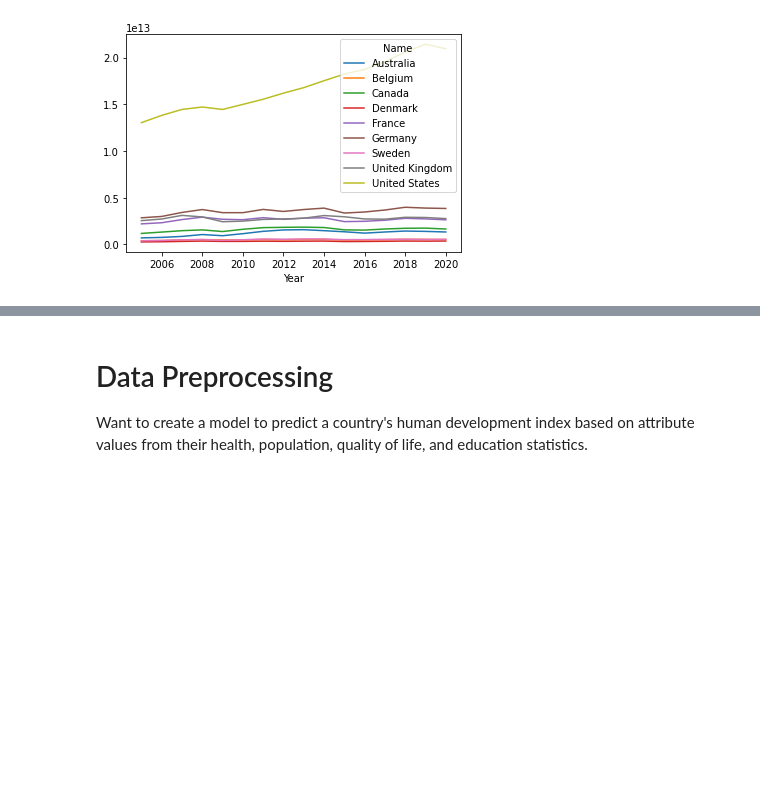
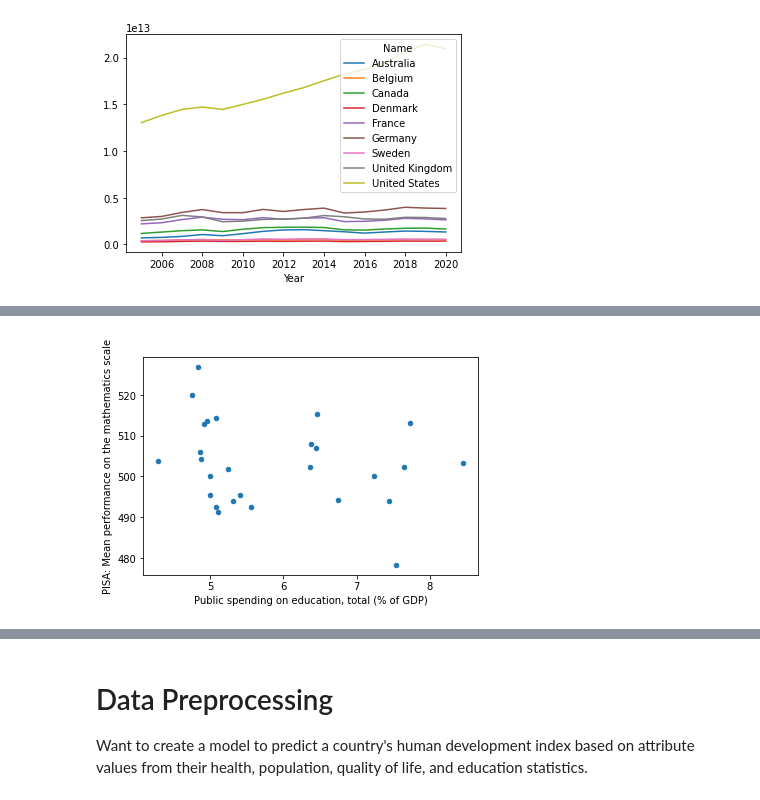
Before and after one commit to daviddsouza2000/data-science-winter2022, a Jupyter notebook: data_summarization.ipynb, the cells around one changed output, grey strips where cells are left out. Saved outputs shown, nothing was run; the diff lists cells and outputs as text; code cells hidden in the pictures; blank space fills up the shorter version.

```diff
--- a/data_summarization.ipynb
+++ b/data_summarization.ipynb
@@ -32,0 +67,5 @@ plt.show()
+# %%
+pisa_df.plot.scatter(x='Public spending on education, total (% of GDP)',y='PISA: Mean performance on the mathematics scale')
+plt.show()
+# %% [output]
+[figure, added]
```
Also changed, not shown: parts of 30 cells of this notebook, 9 other files.
